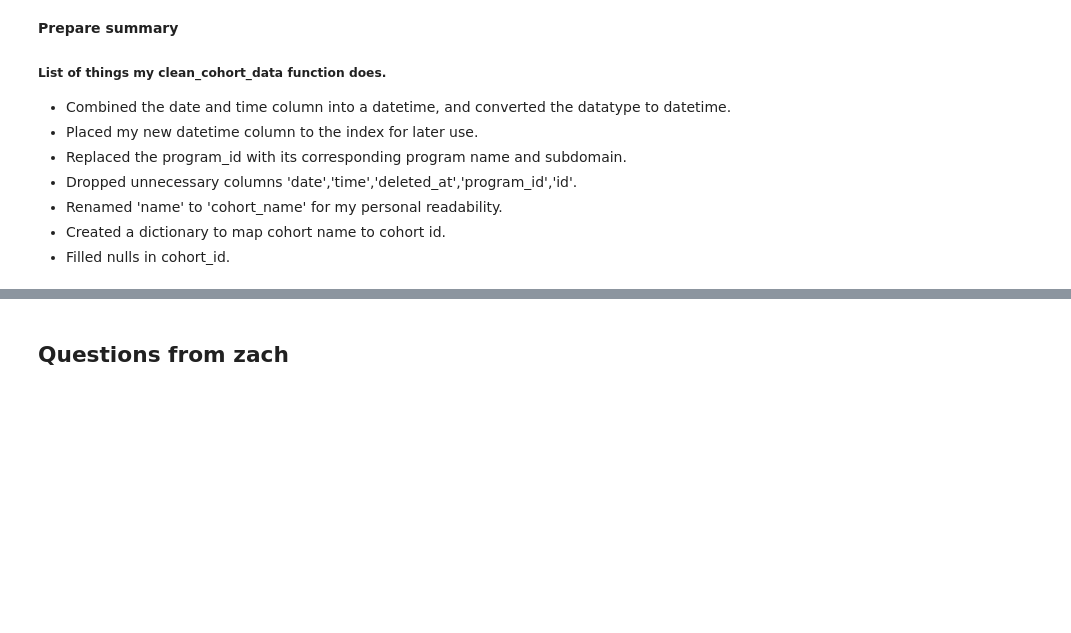
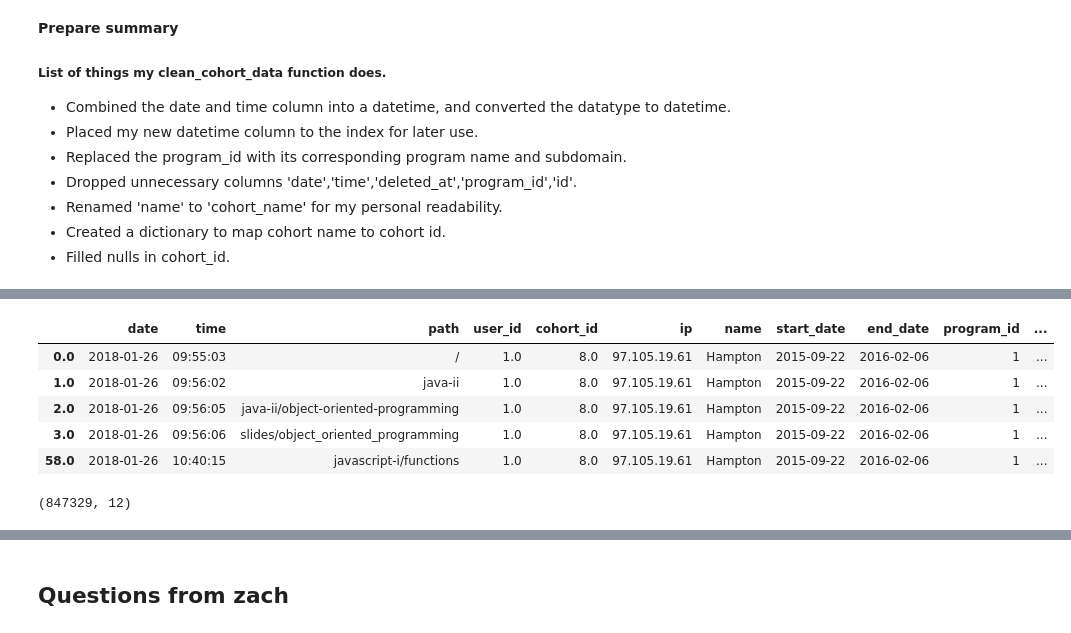
Before and after one commit to JaredVahle/anomaly-detection-project, a Jupyter notebook: anomaly_detection_project_workbook.ipynb, the cells around one changed output, grey strips where cells are left out. Saved outputs shown, nothing was run; the diff lists cells and outputs as text; code cells hidden in the pictures; blank space fills up the shorter version.

```diff
--- a/anomaly_detection_project_workbook.ipynb
+++ b/anomaly_detection_project_workbook.ipynb
@@ -26,3 +113,5 @@ df = acquire.get_cohort_data()
 - Renamed 'name' to 'cohort_name' for my personal readability.
 - Created a dictionary to map cohort name to cohort id.
 - Filled nulls in cohort_id.
+# %%
+df = wrangle.wrangle_cohort_data()
@@ -29,2 +134,15 @@ df = acquire.get_cohort_data()
+# %%
+df.head()
+# %% [output]
+|  | date | time | path | user_id | cohort_id | ip | name | start_date | end_date | program_id | ... |
+| 0.0 | 2018-01-26 | 09:55:03 | / | 1.0 | 8.0 | 97.105.19.61 | Hampton | 2015-09-22 | 2016-02-06 | 1 | ... |
+| 1.0 | 2018-01-26 | 09:56:02 | java-ii | 1.0 | 8.0 | 97.105.19.61 | Hampton | 2015-09-22 | 2016-02-06 | 1 | ... |
+| 2.0 | 2018-01-26 | 09:56:05 | java-ii/object-oriented-programming | 1.0 | 8.0 | 97.105.19.61 | Hampton | 2015-09-22 | 2016-02-06 | 1 | ... |
+| 3.0 | 2018-01-26 | 09:56:06 | slides/object_oriented_programming | 1.0 | 8.0 | 97.105.19.61 | Hampton | 2015-09-22 | 2016-02-06 | 1 | ... |
+| 58.0 | 2018-01-26 | 10:40:15 | javascript-i/functions | 1.0 | 8.0 | 97.105.19.61 | Hampton | 2015-09-22 | 2016-02-06 | 1 | ... |
+# %%
+df.shape
+# %% [output]
+(847329, 12)
 # %%
 df = prepare.clean_cohort_data(df)
```
Also changed, not shown: parts of 39 cells of this notebook, 4 other files.
